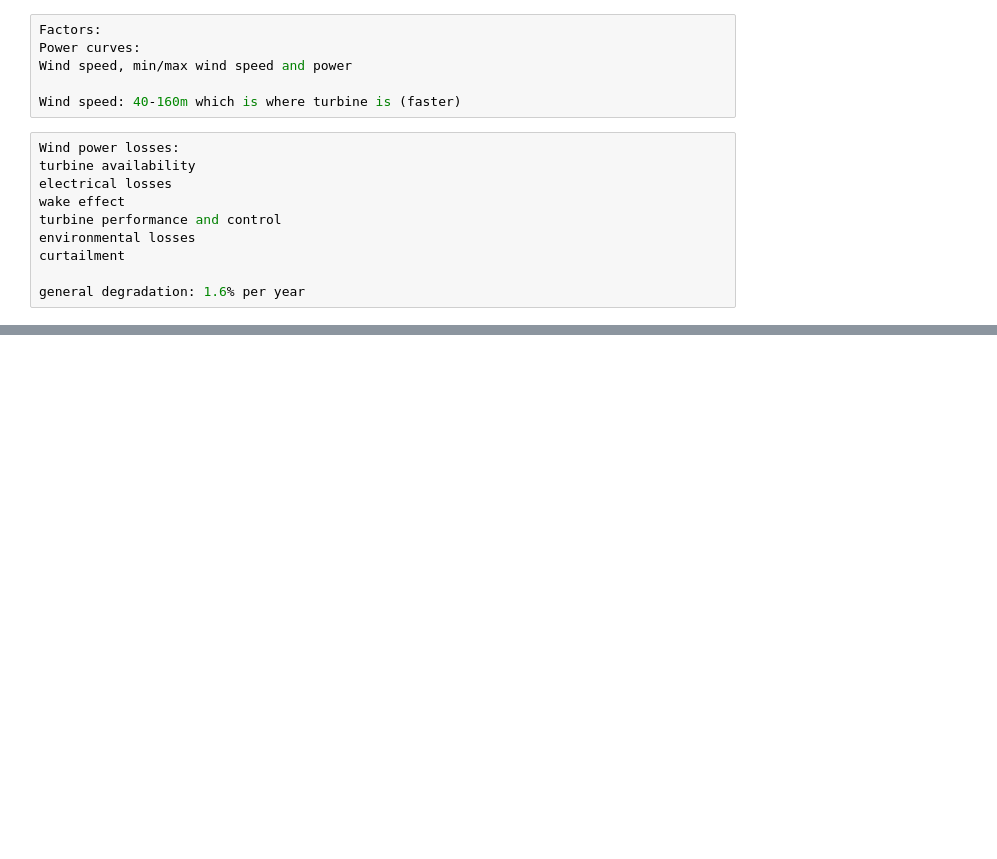
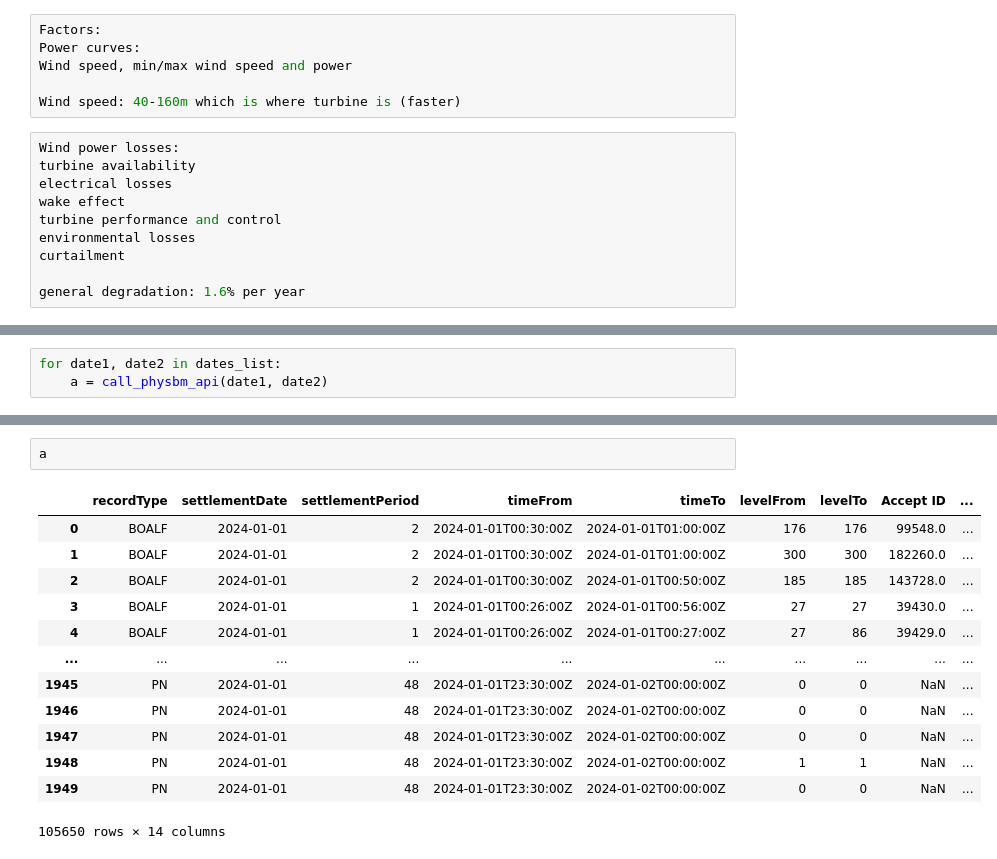
Before and after one commit to alexfarquharson/elec_grid, a Jupyter notebook: notebooks/specific_gen_model/doronell_pred.ipynb, the cells around one changed output, grey strips where cells are left out. Saved outputs shown, nothing was run; the diff lists cells and outputs as text; blank space fills up the shorter version.

```diff
--- a/notebooks/specific_gen_model/doronell_pred.ipynb
+++ b/notebooks/specific_gen_model/doronell_pred.ipynb
@@ -364,0 +616,3 @@ general degradation: 1.6% per year
+# %%
+for date1, date2 in dates_list:
+    a = call_physbm_api(date1, date2)
@@ -364,0 +637,16 @@ general degradation: 1.6% per year
+# %%
+a
+# %% [output]
+|  | recordType | settlementDate | settlementPeriod | timeFrom | timeTo | levelFrom | levelTo | Accept ID | ... |
+| 0 | BOALF | 2024-01-01 | 2 | 2024-01-01T00:30:00Z | 2024-01-01T01:00:00Z | 176 | 176 | 99548.0 | ... |
+| 1 | BOALF | 2024-01-01 | 2 | 2024-01-01T00:30:00Z | 2024-01-01T01:00:00Z | 300 | 300 | 182260.0 | ... |
+| 2 | BOALF | 2024-01-01 | 2 | 2024-01-01T00:30:00Z | 2024-01-01T00:50:00Z | 185 | 185 | 143728.0 | ... |
+| 3 | BOALF | 2024-01-01 | 1 | 2024-01-01T00:26:00Z | 2024-01-01T00:56:00Z | 27 | 27 | 39430.0 | ... |
+| 4 | BOALF | 2024-01-01 | 1 | 2024-01-01T00:26:00Z | 2024-01-01T00:27:00Z | 27 | 86 | 39429.0 | ... |
+| ... | ... | ... | ... | ... | ... | ... | ... | ... | ... |
+| 1945 | PN | 2024-01-01 | 48 | 2024-01-01T23:30:00Z | 2024-01-02T00:00:00Z | 0 | 0 | NaN | ... |
+| 1946 | PN | 2024-01-01 | 48 | 2024-01-01T23:30:00Z | 2024-01-02T00:00:00Z | 0 | 0 | NaN | ... |
+| 1947 | PN | 2024-01-01 | 48 | 2024-01-01T23:30:00Z | 2024-01-02T00:00:00Z | 0 | 0 | NaN | ... |
+| 1948 | PN | 2024-01-01 | 48 | 2024-01-01T23:30:00Z | 2024-01-02T00:00:00Z | 1 | 1 | NaN | ... |
+| 1949 | PN | 2024-01-01 | 48 | 2024-01-01T23:30:00Z | 2024-01-02T00:00:00Z | 0 | 0 | NaN | ... |
+105650 rows × 14 columns
```
Also changed, not shown: parts of 22 cells of this notebook, 3 other files.
